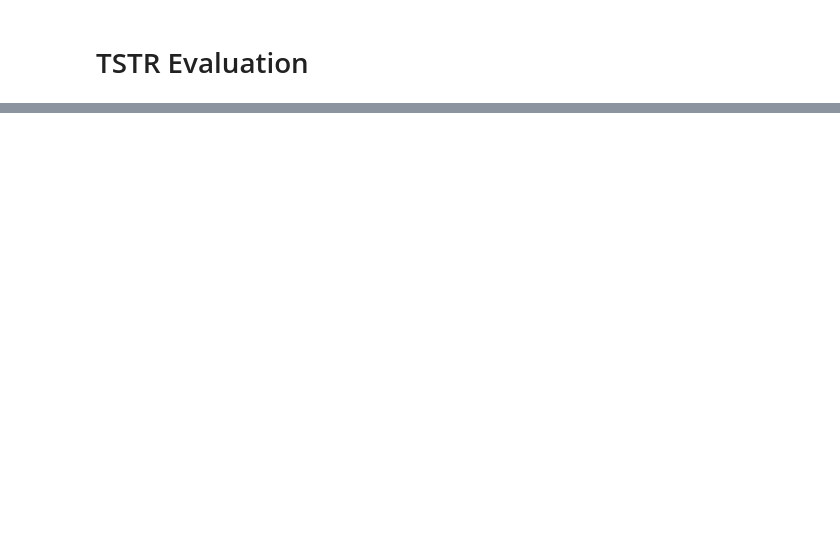
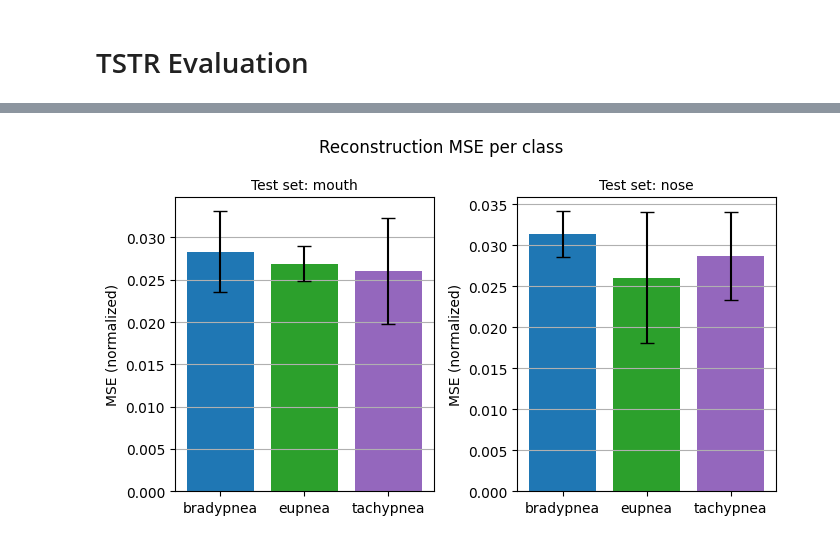
Before and after one commit to leon-rny/neural-network-breath-modeling, a Jupyter notebook: tstr.ipynb, the cells around one changed output, grey strips where cells are left out. Cells and saved outputs as stored; diff of their text form; code cells hidden in the pictures; blank space fills up the shorter version.

```diff
--- a/tstr.ipynb
+++ b/tstr.ipynb
@@ -190,0 +303,33 @@ plt.show()
+# %%
+fig, axes = plt.subplots(1, 2, figsize=(7, 4))
+plt.suptitle('Reconstruction MSE per class')
+
+for region_idx, region in enumerate(REGIONS):
+    # collect per-seed mean MSE per class, then aggregate across seeds
+    seed_means = {i: [] for i in range(len(CLASSES))}
+    for seed in SEEDS:
+        test_ds = datasets[seed][region]['test']
+        model = models[seed][region]
+        model.eval()
+        mse_per_class = {i: [] for i in range(len(CLASSES))}
+        with torch.no_grad():
+            for i in range(len(test_ds)):
+                signal, _, label = test_ds[i]
+                x_hat, _, _ = model(signal.unsqueeze(0).to(device))
+                mse = (x_hat.squeeze(0) - signal.to(device)).pow(2).mean().item()
+                mse_per_class[label].append(mse)
+        for cls_idx in range(len(CLASSES)):
+            seed_means[cls_idx].append(np.mean(mse_per_class[cls_idx]))
+
+    means = [np.mean(seed_means[i]) for i in range(len(CLASSES))]
+    stds  = [np.std(seed_means[i])  for i in range(len(CLASSES))]
+
+    axes[region_idx].bar(CLASSES, means, yerr=stds, capsize=5, color=list(CLASS_COLORS.values()))
+    axes[region_idx].set_ylabel('MSE (normalized)')
+    axes[region_idx].set_title(f'Test set: {region}')
+    axes[region_idx].grid(axis='y')
+
+plt.tight_layout()
+plt.show()
+# %% [output]
+[figure, added]
```
Also changed, not shown: parts of 22 cells of this notebook, 3 other files.
